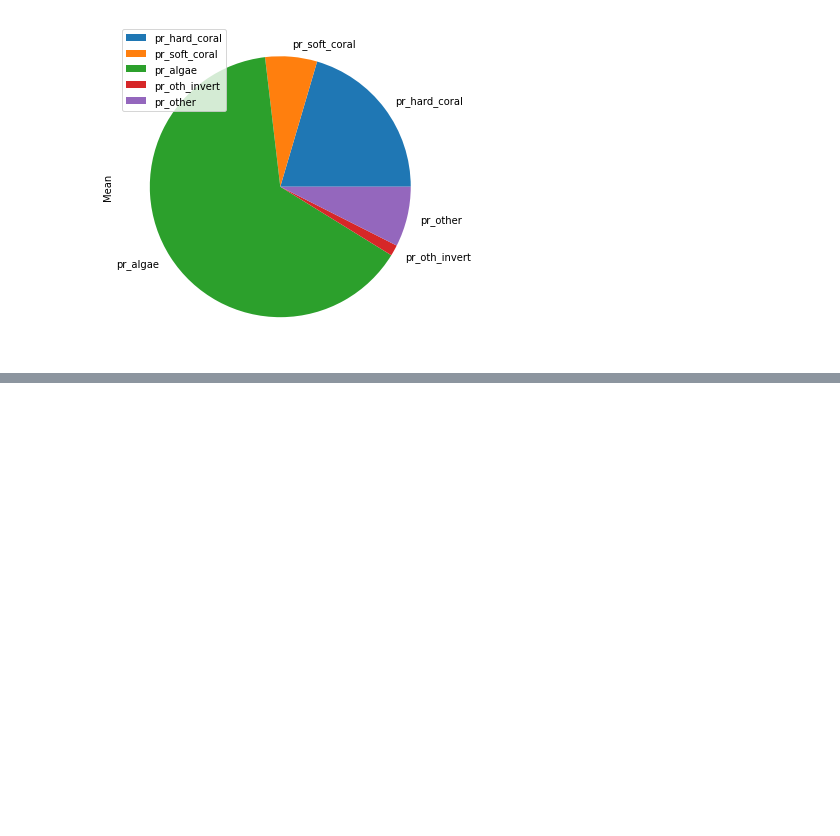
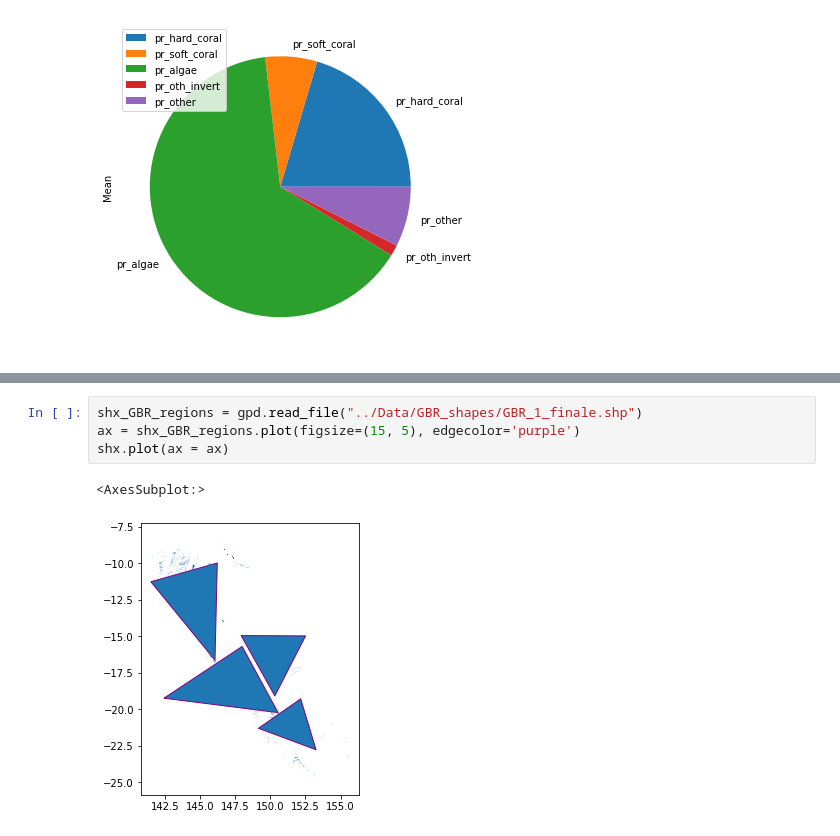
Before and after one commit to LaviSchlyter/Coral-Reef-preservation, a Jupyter notebook: Coral_data_presentation.ipynb, the cells around one changed output, grey strips where cells are left out. Cells and saved outputs as stored; diff of their text form; blank space fills up the shorter version.

```diff
--- a/Coral_data_presentation.ipynb
+++ b/Coral_data_presentation.ipynb
@@ -129,0 +184,7 @@ Survey_AUS["surveydate"].dt.year.value_counts().reset_index().plot.hist(by="surv
+# %%
+shx_GBR_regions = gpd.read_file("../Data/GBR_shapes/GBR_1_finale.shp")
+ax = shx_GBR_regions.plot(figsize=(15, 5), edgecolor='purple')
+shx.plot(ax = ax)
+# %% [output]
+<AxesSubplot:>
+[figure, added]
```
Also changed, not shown: parts of 16 cells of this notebook.
